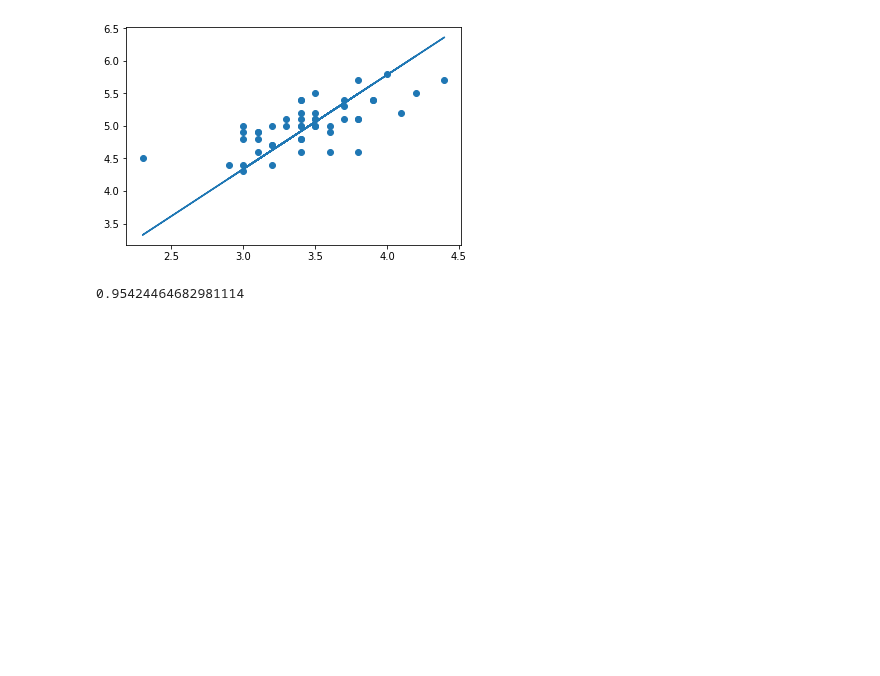
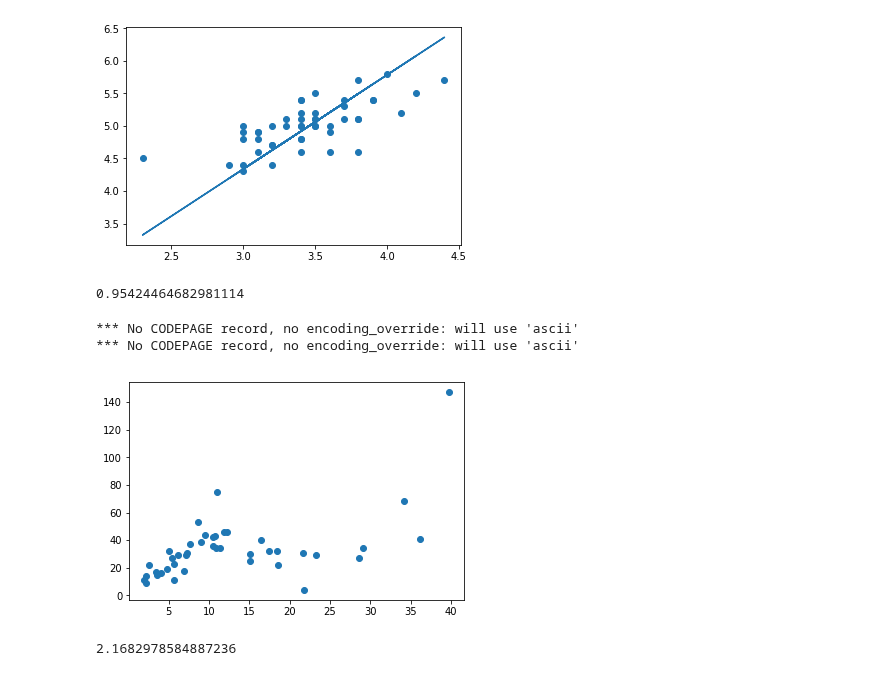
Before and after one commit to sandy1999/CS229, a Jupyter notebook: Gradient_descent.ipynb, the cells around one changed output. Saved outputs shown, nothing was run; the diff lists cells and outputs as text; code cells hidden in the pictures; blank space fills up the shorter version.

Commit message:
Gradient Descent: New DataSet

```diff
--- a/Gradient_descent.ipynb
+++ b/Gradient_descent.ipynb
@@ -37,3 +37,23 @@ accuracy = np.divide(y_predict,Y.iloc[47])
 accuracy
 # %% [output]
 0.95424464682981114
+# %%
+#reading the data for second prediction and plotting it
+X = pd.read_excel('./DataSets/slr05.xls')['X'];
+Y = pd.read_excel('./DataSets/slr05.xls')['Y'];
+plt.scatter(X,Y)
+plt.show()
+# %% [output]
+*** No CODEPAGE record, no encoding_override: will use 'ascii'
+*** No CODEPAGE record, no encoding_override: will use 'ascii'
+[figure, added]
+# %%
+#calculating theta for the data set slr05
+xTrans = X.transpose()
+xTrax  = np.dot(xTrans,X)
+xTray  = np.dot(xTrans,Y)
+xTrax_inv = np.power(xTrax,-1)
+theta = np.dot(xTrax_inv,xTray)
+theta
+# %% [output]
+2.1682978584887236
```
Also changed, not shown: parts of 2 cells of this notebook, 1 other file.
